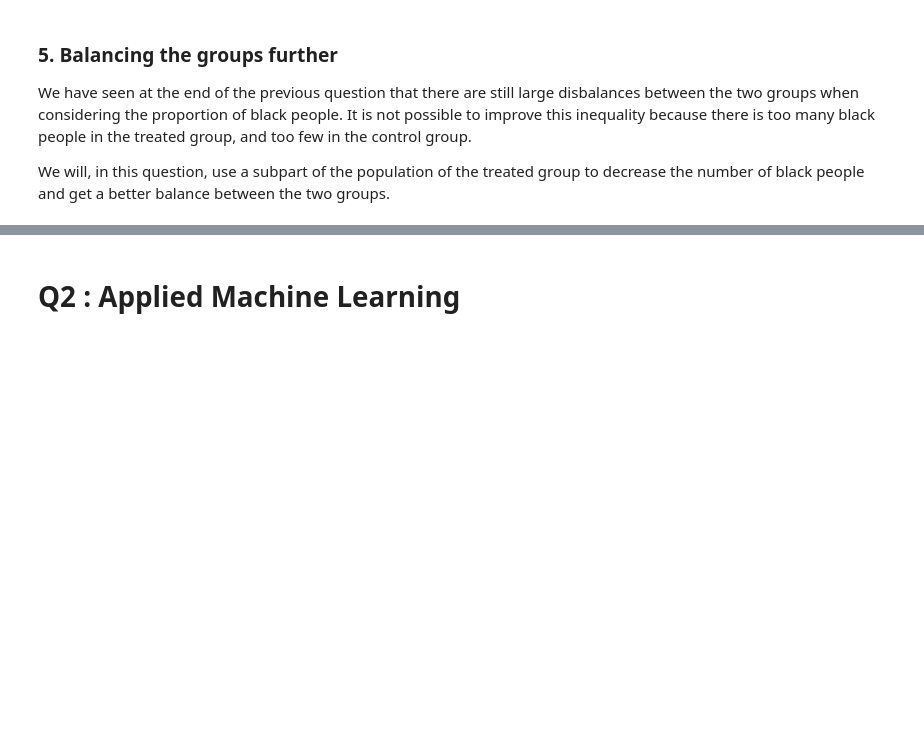
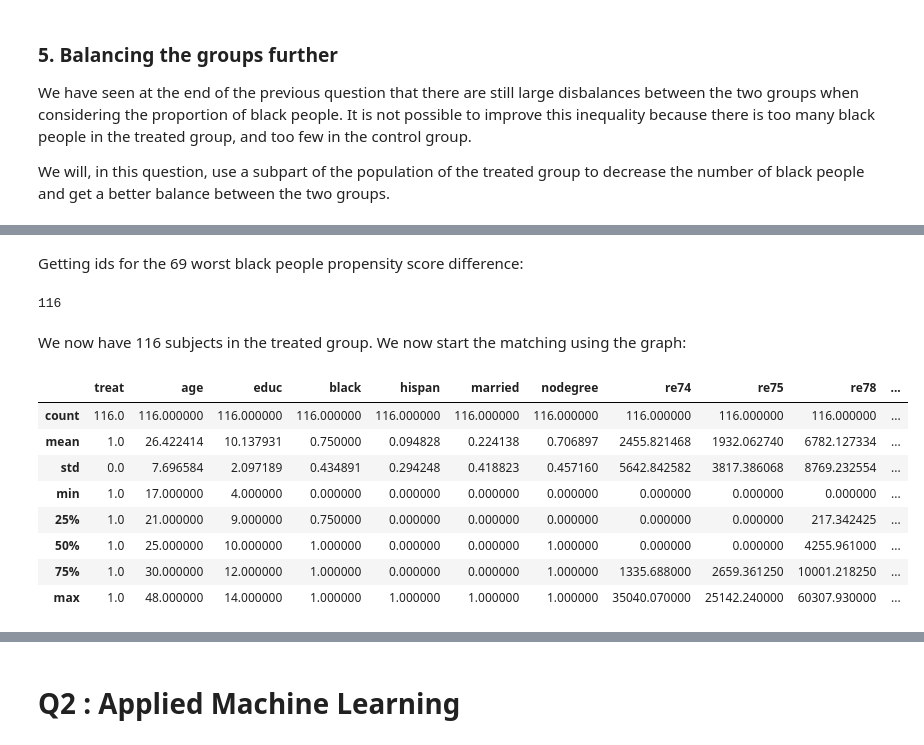
Before and after one commit to Coac/epfl-ada, a Jupyter notebook: 04 - Applied ML/Homework 4.ipynb, the cells around one changed output, grey strips where cells are left out. Saved outputs shown, nothing was run; the diff lists cells and outputs as text; code cells hidden in the pictures; blank space fills up the shorter version.

```diff
--- a/04 - Applied ML/Homework 4.ipynb
+++ b/04 - Applied ML/Homework 4.ipynb
@@ -392,0 +421,2 @@ We will, in this question, use a subpart of the population of the treated group
+# %% [markdown]
+Getting ids for the 69 worst black people propensity score difference:
@@ -392,0 +436,7 @@ We will, in this question, use a subpart of the population of the treated group
+# %%
+treated_df = treated_df[~treated_df.id.isin(ids_to_remove)]
+len(treated_df)
+# %% [output]
+116
+# %% [markdown]
+We now have 116 subjects in the treated group. We now start the matching using the graph:
@@ -392,0 +462,12 @@ We will, in this question, use a subpart of the population of the treated group
+# %%
+treated_df.describe()
+# %% [output]
+|  | treat | age | educ | black | hispan | married | nodegree | re74 | re75 | re78 | ... |
+| count | 116.0 | 116.000000 | 116.000000 | 116.000000 | 116.000000 | 116.000000 | 116.000000 | 116.000000 | 116.000000 | 116.000000 | ... |
+| mean | 1.0 | 26.422414 | 10.137931 | 0.750000 | 0.094828 | 0.224138 | 0.706897 | 2455.821468 | 1932.062740 | 6782.127334 | ... |
+| std | 0.0 | 7.696584 | 2.097189 | 0.434891 | 0.294248 | 0.418823 | 0.457160 | 5642.842582 | 3817.386068 | 8769.232554 | ... |
+| min | 1.0 | 17.000000 | 4.000000 | 0.000000 | 0.000000 | 0.000000 | 0.000000 | 0.000000 | 0.000000 | 0.000000 | ... |
+| 25% | 1.0 | 21.000000 | 9.000000 | 0.750000 | 0.000000 | 0.000000 | 0.000000 | 0.000000 | 0.000000 | 217.342425 | ... |
+| 50% | 1.0 | 25.000000 | 10.000000 | 1.000000 | 0.000000 | 0.000000 | 1.000000 | 0.000000 | 0.000000 | 4255.961000 | ... |
+| 75% | 1.0 | 30.000000 | 12.000000 | 1.000000 | 0.000000 | 0.000000 | 1.000000 | 1335.688000 | 2659.361250 | 10001.218250 | ... |
+| max | 1.0 | 48.000000 | 14.000000 | 1.000000 | 1.000000 | 1.000000 | 1.000000 | 35040.070000 | 25142.240000 | 60307.930000 | ... |
```
Also changed, not shown: parts of 11 cells of this notebook.
